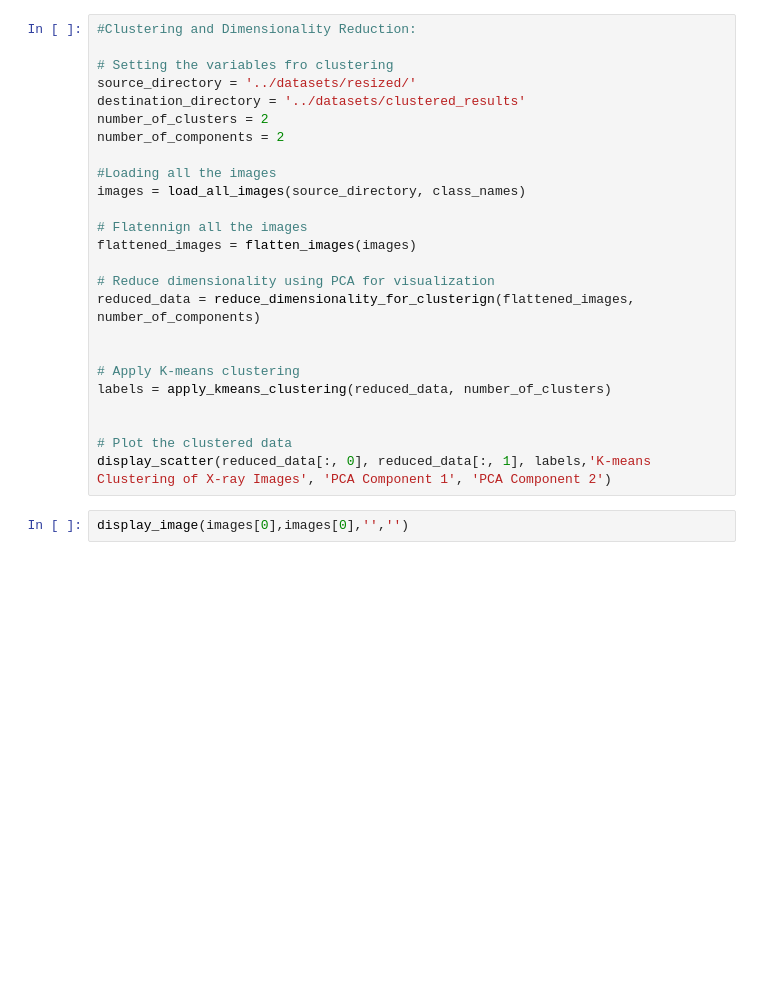
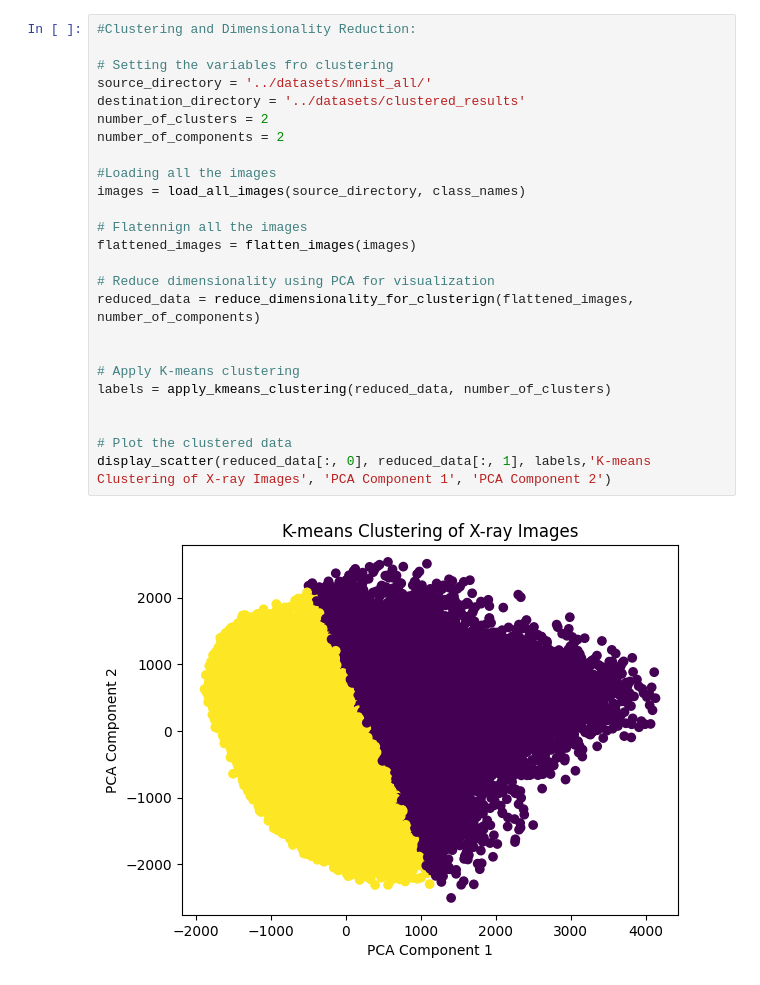
Before and after one commit to sadegh15khedry/Handwritten-Digit-Image-Classification, a Jupyter notebook: notebooks/data_exploration.ipynb, the cells around one changed output. Drawn from its saved outputs; the diff is of its cells as text; blank space fills up the shorter version.

```diff
--- a/notebooks/data_exploration.ipynb
+++ b/notebooks/data_exploration.ipynb
@@ -81,27 +101,27 @@ display_image(orb_image, 'ORB Keypoints','','')
 # %%
 #Clustering and Dimensionality Reduction:
 
 # Setting the variables fro clustering
-source_directory = '../datasets/resized/'
+source_directory = '../datasets/mnist_all/'
 destination_directory = '../datasets/clustered_results'
 number_of_clusters = 2
 number_of_components = 2
 
 #Loading all the images
 images = load_all_images(source_directory, class_names)
 
 # Flatennign all the images
 flattened_images = flatten_images(images)
 
 # Reduce dimensionality using PCA for visualization
 reduced_data = reduce_dimensionality_for_clusterign(flattened_images, number_of_components)
 
 
 # Apply K-means clustering
 labels = apply_kmeans_clustering(reduced_data, number_of_clusters)
 
 
 # Plot the clustered data
 display_scatter(reduced_data[:, 0], reduced_data[:, 1], labels,'K-means Clustering of X-ray Images', 'PCA Component 1', 'PCA Component 2')
+# %% [output]
+[figure, added]
-# %%
-display_image(images[0],images[0],'','')
```
Also changed, not shown: parts of 14 cells of this notebook, 2 other files.
